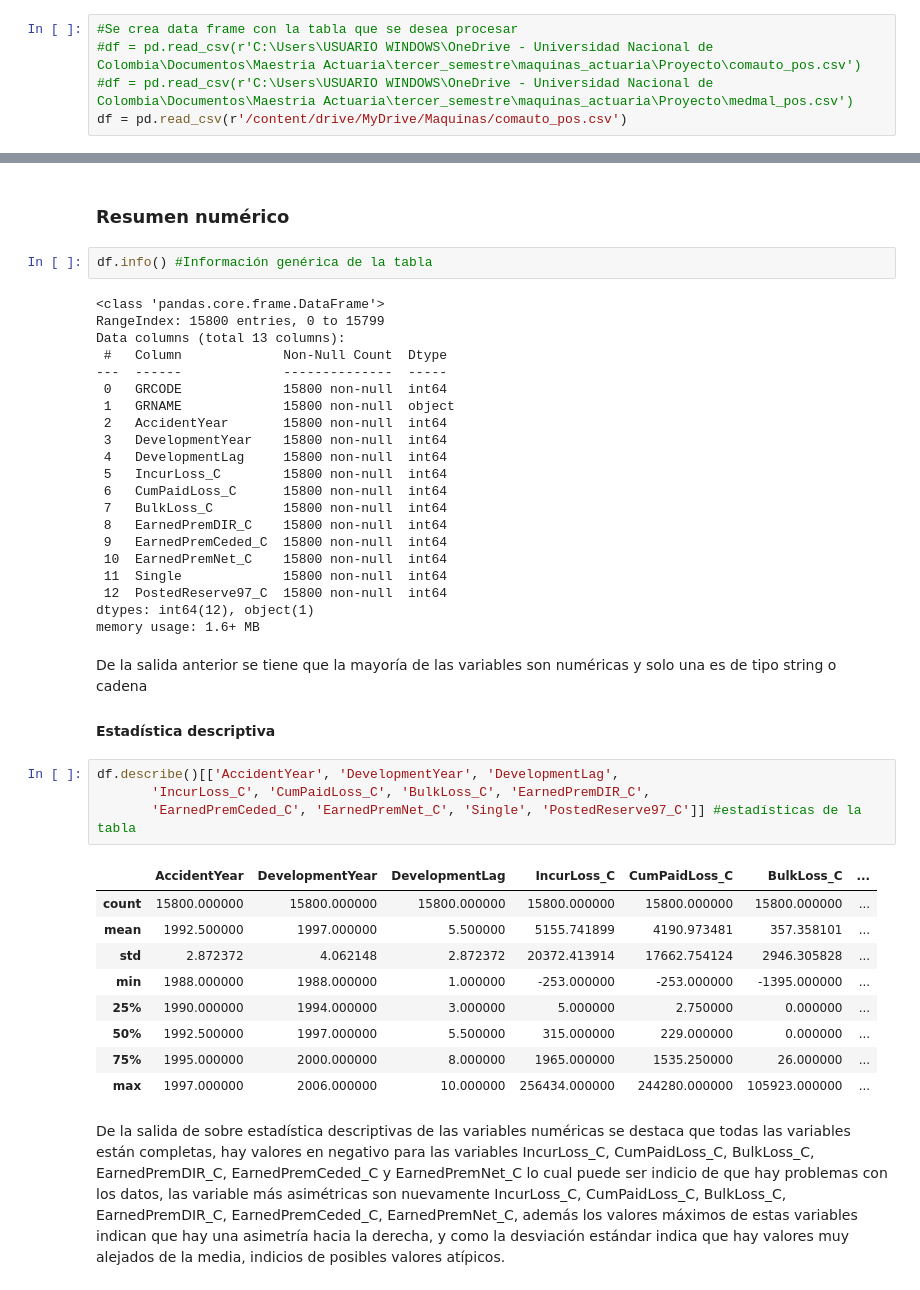
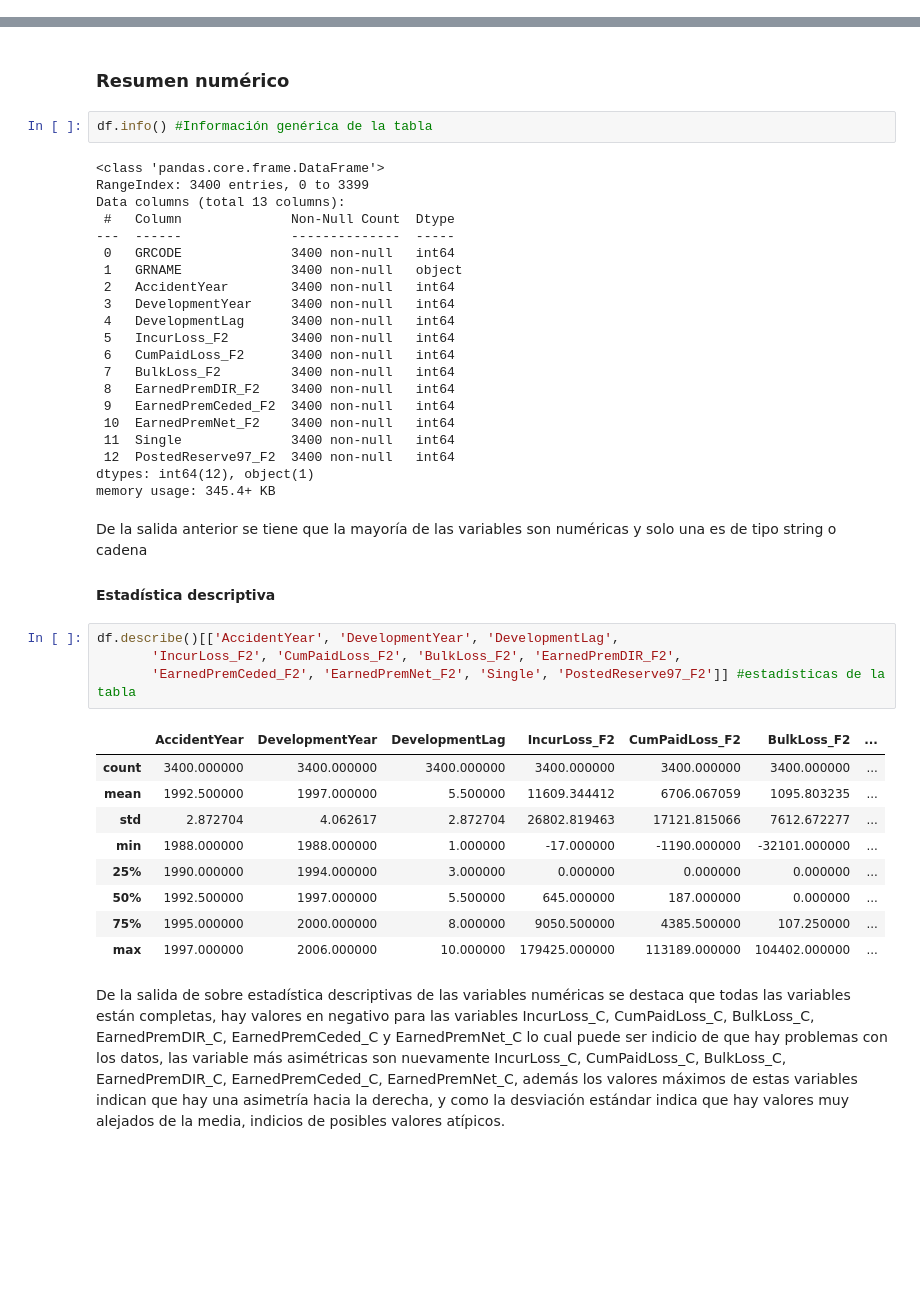
Before and after one commit to carlowrp/ML-actuaria, a Jupyter notebook: CRISP_DM_–modelodef.ipynb, the cells around one changed output, grey strips where cells are left out. Saved outputs shown, nothing was run; the diff lists cells and outputs as text; blank space fills up the shorter version.

```diff
--- a/CRISP_DM_–modelodef.ipynb
+++ b/CRISP_DM_–modelodef.ipynb
@@ -61,8 +79,3 @@ df
-# %%
-#Se crea data frame con la tabla que se desea procesar
-#df = pd.read_csv(r'C:\Users\USUARIO WINDOWS\OneDrive - Universidad Nacional de Colombia\Documentos\Maestria Actuaria\tercer_semestre\maquinas_actuaria\Proyecto\comauto_pos.csv')
-#df = pd.read_csv(r'C:\Users\USUARIO WINDOWS\OneDrive - Universidad Nacional de Colombia\Documentos\Maestria Actuaria\tercer_semestre\maquinas_actuaria\Proyecto\medmal_pos.csv')
-df = pd.read_csv(r'/content/drive/MyDrive/Maquinas/comauto_pos.csv')
 # %%
 df #Visualización de la tabla
 # %% [output]
@@ -137,43 +133,43 @@ De lo anterior registro se puede comentar:
 df.info() #Información genérica de la tabla
 # %% [output]
 <class 'pandas.core.frame.DataFrame'>
-RangeIndex: 15800 entries, 0 to 15799
+RangeIndex: 3400 entries, 0 to 3399
 Data columns (total 13 columns):
- #   Column             Non-Null Count  Dtype
----  ------             --------------  -----
- 0   GRCODE             15800 non-null  int64
- 1   GRNAME             15800 non-null  object
- 2   AccidentYear       15800 non-null  int64
- 3   DevelopmentYear    15800 non-null  int64
- 4   DevelopmentLag     15800 non-null  int64
- 5   IncurLoss_C        15800 non-null  int64
- 6   CumPaidLoss_C      15800 non-null  int64
- 7   BulkLoss_C         15800 non-null  int64
- 8   EarnedPremDIR_C    15800 non-null  int64
- 9   EarnedPremCeded_C  15800 non-null  int64
- 10  EarnedPremNet_C    15800 non-null  int64
- 11  Single             15800 non-null  int64
- 12  PostedReserve97_C  15800 non-null  int64
+ #   Column              Non-Null Count  Dtype
+---  ------              --------------  -----
+ 0   GRCODE              3400 non-null   int64
+ 1   GRNAME              3400 non-null   object
+ 2   AccidentYear        3400 non-null   int64
+ 3   DevelopmentYear     3400 non-null   int64
+ 4   DevelopmentLag      3400 non-null   int64
+ 5   IncurLoss_F2        3400 non-null   int64
+ 6   CumPaidLoss_F2      3400 non-null   int64
+ 7   BulkLoss_F2         3400 non-null   int64
+ 8   EarnedPremDIR_F2    3400 non-null   int64
+ 9   EarnedPremCeded_F2  3400 non-null   int64
+ 10  EarnedPremNet_F2    3400 non-null   int64
+ 11  Single              3400 non-null   int64
+ 12  PostedReserve97_F2  3400 non-null   int64
 dtypes: int64(12), object(1)
-memory usage: 1.6+ MB
+memory usage: 345.4+ KB
 # %% [markdown]
 De la salida anterior se tiene que la mayoría de las variables son numéricas y solo una es de tipo string o cadena
 
 #### Estadística descriptiva
 # %%
 df.describe()[['AccidentYear', 'DevelopmentYear', 'DevelopmentLag',
-       'IncurLoss_C', 'CumPaidLoss_C', 'BulkLoss_C', 'EarnedPremDIR_C',
-       'EarnedPremCeded_C', 'EarnedPremNet_C', 'Single', 'PostedReserve97_C']] #estadísticas de la tabla
+       'IncurLoss_F2', 'CumPaidLoss_F2', 'BulkLoss_F2', 'EarnedPremDIR_F2',
+       'EarnedPremCeded_F2', 'EarnedPremNet_F2', 'Single', 'PostedReserve97_F2']] #estadísticas de la tabla
 # %% [output]
-|  | AccidentYear | DevelopmentYear | DevelopmentLag | IncurLoss_C | CumPaidLoss_C | BulkLoss_C | ... |
-| count | 15800.000000 | 15800.000000 | 15800.000000 | 15800.000000 | 15800.000000 | 15800.000000 | ... |
-| mean | 1992.500000 | 1997.000000 | 5.500000 | 5155.741899 | 4190.973481 | 357.358101 | ... |
-| std | 2.872372 | 4.062148 | 2.872372 | 20372.413914 | 17662.754124 | 2946.305828 | ... |
-| min | 1988.000000 | 1988.000000 | 1.000000 | -253.000000 | -253.000000 | -1395.000000 | ... |
-| 25% | 1990.000000 | 1994.000000 | 3.000000 | 5.000000 | 2.750000 | 0.000000 | ... |
-| 50% | 1992.500000 | 1997.000000 | 5.500000 | 315.000000 | 229.000000 | 0.000000 | ... |
-| 75% | 1995.000000 | 2000.000000 | 8.000000 | 1965.000000 | 1535.250000 | 26.000000 | ... |
-| max | 1997.000000 | 2006.000000 | 10.000000 | 256434.000000 | 244280.000000 | 105923.000000 | ... |
+|  | AccidentYear | DevelopmentYear | DevelopmentLag | IncurLoss_F2 | CumPaidLoss_F2 | BulkLoss_F2 | ... |
+| count | 3400.000000 | 3400.000000 | 3400.000000 | 3400.000000 | 3400.000000 | 3400.000000 | ... |
+| mean | 1992.500000 | 1997.000000 | 5.500000 | 11609.344412 | 6706.067059 | 1095.803235 | ... |
+| std | 2.872704 | 4.062617 | 2.872704 | 26802.819463 | 17121.815066 | 7612.672277 | ... |
+| min | 1988.000000 | 1988.000000 | 1.000000 | -17.000000 | -1190.000000 | -32101.000000 | ... |
+| 25% | 1990.000000 | 1994.000000 | 3.000000 | 0.000000 | 0.000000 | 0.000000 | ... |
+| 50% | 1992.500000 | 1997.000000 | 5.500000 | 645.000000 | 187.000000 | 0.000000 | ... |
+| 75% | 1995.000000 | 2000.000000 | 8.000000 | 9050.500000 | 4385.500000 | 107.250000 | ... |
+| max | 1997.000000 | 2006.000000 | 10.000000 | 179425.000000 | 113189.000000 | 104402.000000 | ... |
 # %% [markdown]
 De la salida de sobre estadística descriptivas de las variables numéricas se destaca que todas las variables están completas, hay valores en negativo para las variables IncurLoss_C, CumPaidLoss_C, BulkLoss_C, EarnedPremDIR_C, EarnedPremCeded_C y EarnedPremNet_C lo cual puede ser indicio de que hay problemas con los datos, las variable más asimétricas son nuevamente IncurLoss_C, CumPaidLoss_C, BulkLoss_C, EarnedPremDIR_C, EarnedPremCeded_C, EarnedPremNet_C, además los valores máximos de estas variables indican que hay una asimetría hacia la derecha, y como la desviación estándar indica que hay valores muy alejados de la media, indicios de posibles valores atípicos.
 # %%
```
Also changed, not shown: parts of 10 cells of this notebook.
